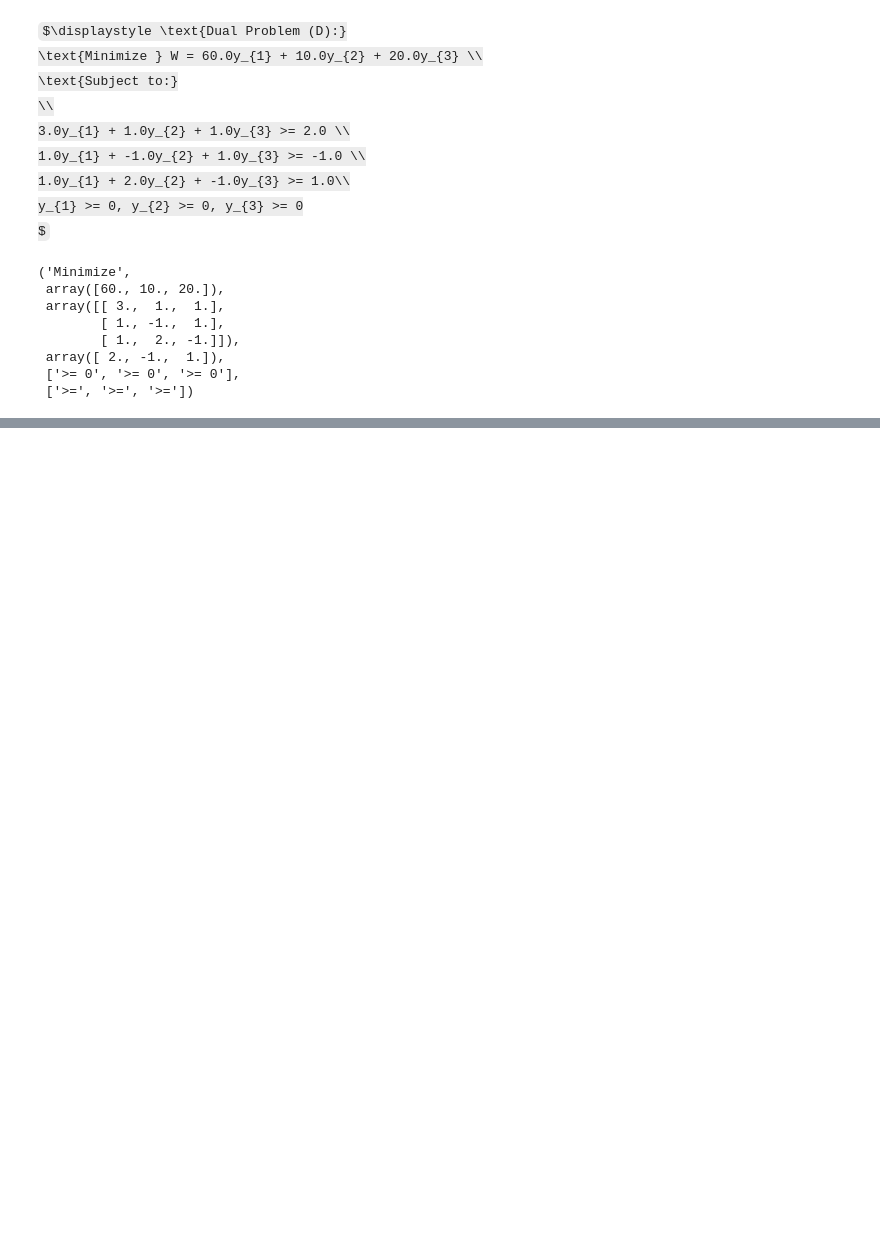
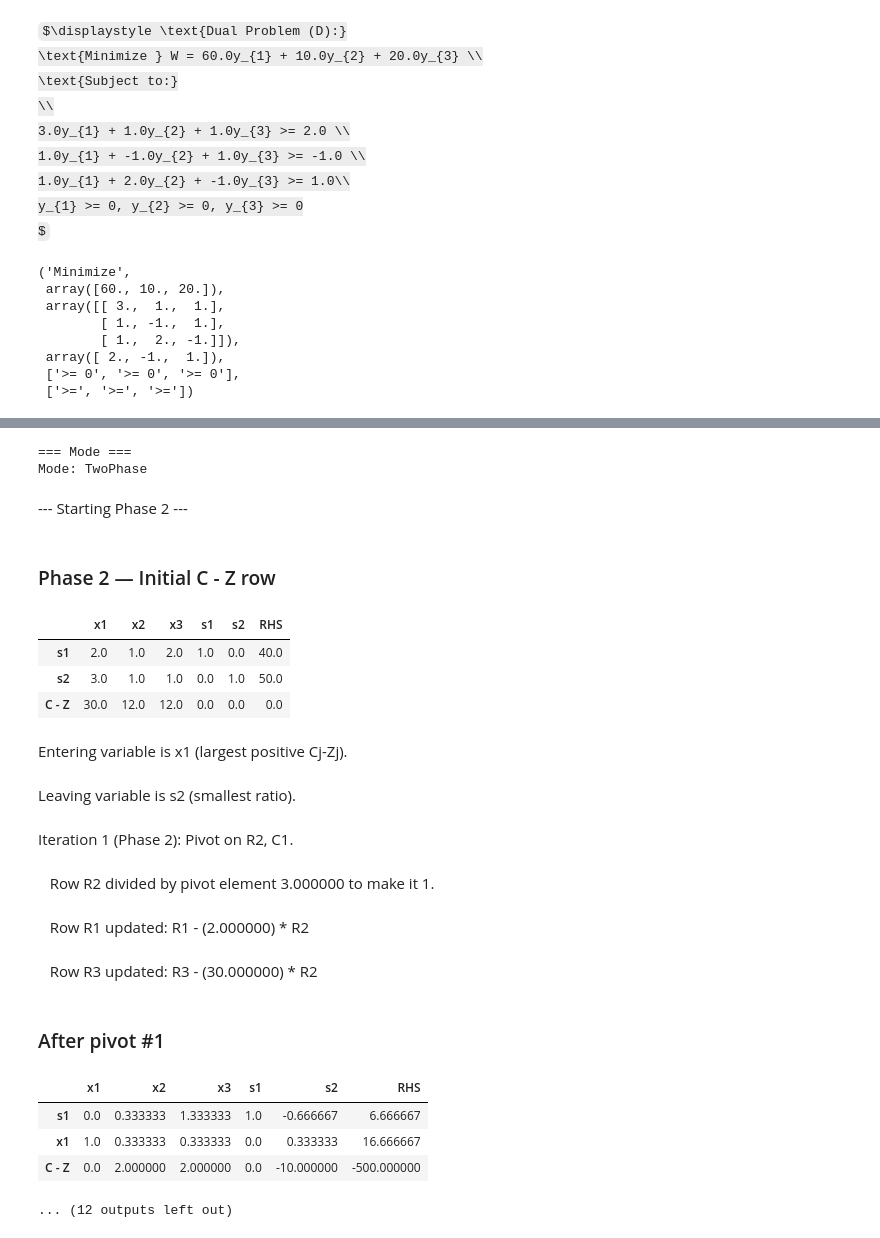
Before and after one commit to alicelouis47/OR, a Jupyter notebook: example/3.ipynb, the cells around one changed output, grey strips where cells are left out. Cells and saved outputs as stored; diff of their text form; code cells hidden in the pictures; some formulas as TeX source; blank space fills up the shorter version.

```diff
--- a/example/3.ipynb
+++ b/example/3.ipynb
@@ -187,0 +902,34 @@ $
+# %%
+# Example (change these to your own problem)
+sense = 'max'  # 'max' or 'min'
+c = [30, 12, 12]    # maximize 3x1 + 2x2
+A = [
+    [2, 1, 2],
+    [3, 1, 1]
+]
+b = [40, 50]
+cons = ['<=', '<=']
+Mode = 'TwoPhase'
+
+run_and_show(sense, c, A, b, cons, Mode, M=1e5)
+# %% [output]
+=== Mode ===
+Mode: TwoPhase
+--- Starting Phase 2 ---
+### Phase 2 — Initial C - Z row
+|  | x1 | x2 | x3 | s1 | s2 | RHS |
+| s1 | 2.0 | 1.0 | 2.0 | 1.0 | 0.0 | 40.0 |
+| s2 | 3.0 | 1.0 | 1.0 | 0.0 | 1.0 | 50.0 |
+| C - Z | 30.0 | 12.0 | 12.0 | 0.0 | 0.0 | 0.0 |
+Entering variable is x1 (largest positive Cj-Zj).
+Leaving variable is s2 (smallest ratio).
+Iteration 1 (Phase 2): Pivot on R2, C1.
+   Row R2 divided by pivot element 3.000000 to make it 1.
+   Row R1 updated: R1 - (2.000000) * R2
+   Row R3 updated: R3 - (30.000000) * R2
+### After pivot #1
+|  | x1 | x2 | x3 | s1 | s2 | RHS |
+| s1 | 0.0 | 0.333333 | 1.333333 | 1.0 | -0.666667 | 6.666667 |
+| x1 | 1.0 | 0.333333 | 0.333333 | 0.0 | 0.333333 | 16.666667 |
+| C - Z | 0.0 | 2.000000 | 2.000000 | 0.0 | -10.000000 | -500.000000 |
+... (12 outputs left out)
```
Also changed, not shown: parts of 11 cells of this notebook, 7 other files.
